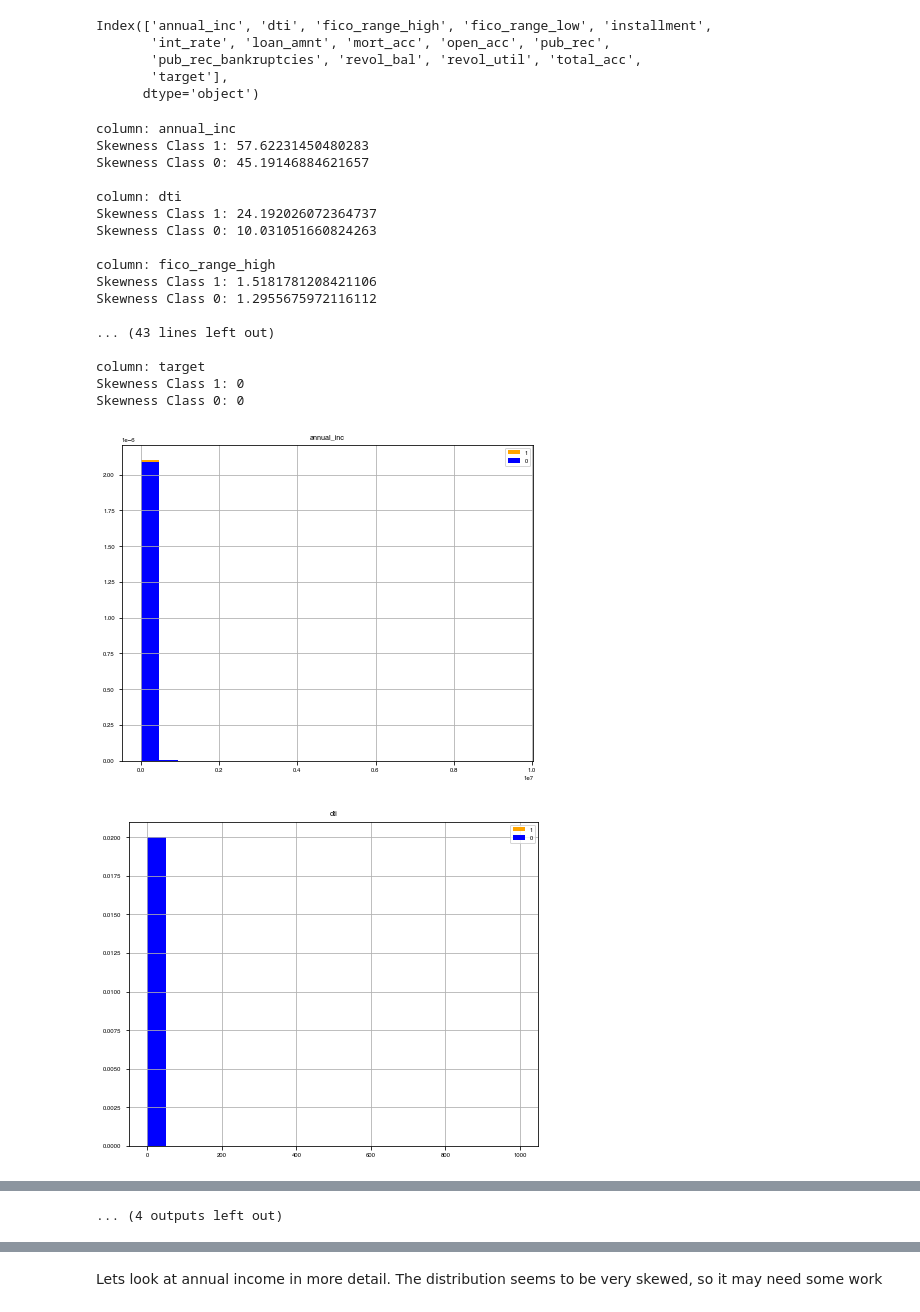
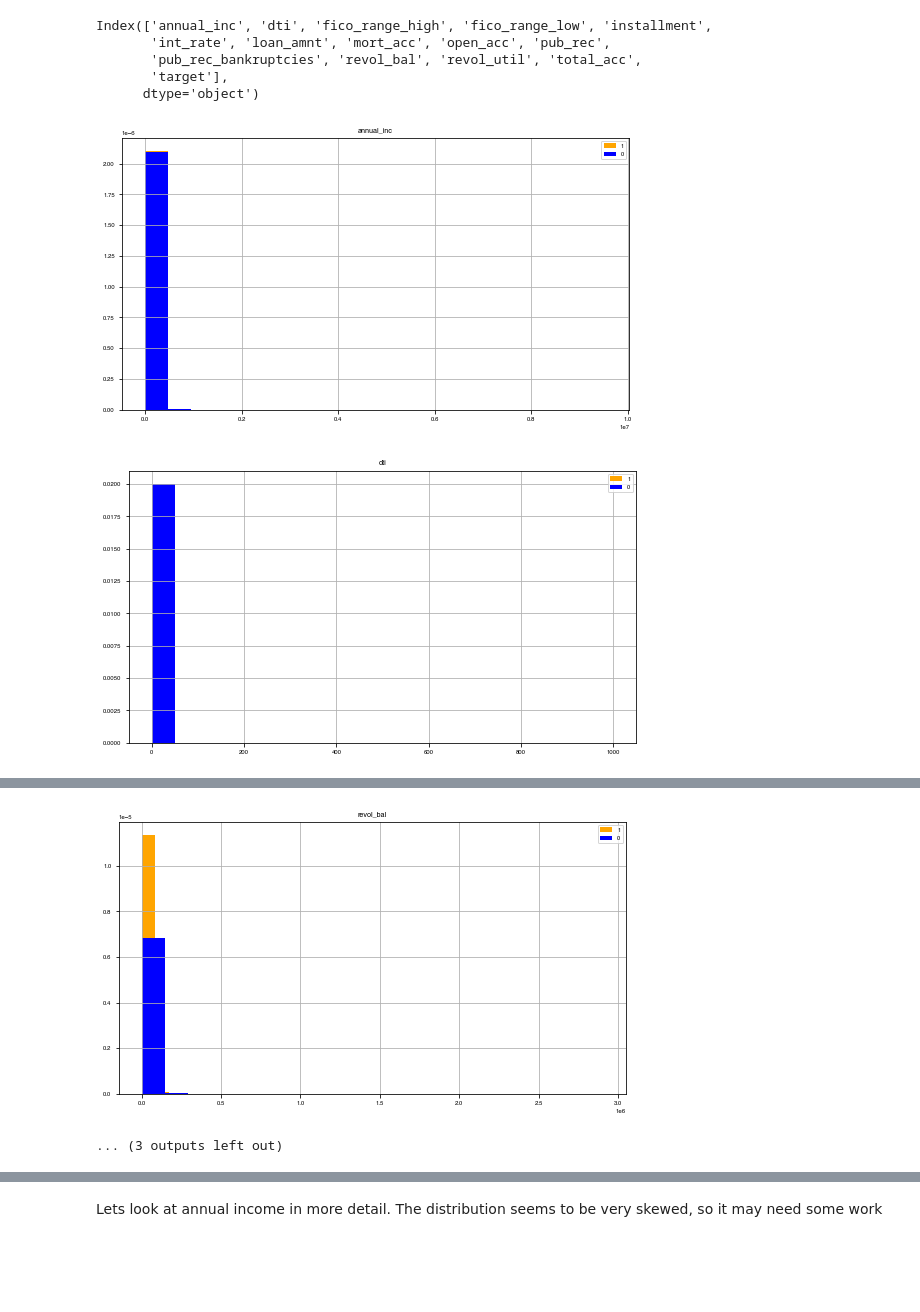
Before and after one commit to palpen/intro-ml-ws, a Jupyter notebook: exploration.ipynb, the cells around one changed output, grey strips where cells are left out. Drawn from its saved outputs; the diff is of its cells as text; code cells hidden in the pictures; blank space fills up the shorter version.

```diff
--- a/exploration.ipynb
+++ b/exploration.ipynb
@@ -107,6 +107,7 @@ df.shape
 # %% [output]
 (1345310, 31)
 # %%
+plt.rcParams.update({'font.size': 16})
 (df['target'].value_counts()/df['target'].count()).plot(kind='bar')
 plt.xlabel("target")
 plt.ylabel("percentage")
@@ -188,4 +189,3 @@ Those are dates. We want to transform them into appropriate date objects
 dates_cols = ['earliest_cr_line', 'issue_d']
 for c in dates_cols:
     df[c] = pd.to_datetime(df[c], format='%b-%Y')
-    display(df[c].dt.year.value_counts())
@@ -295,7 +269,7 @@ We will go back to this, but lets now move on to exploring the numerical feature
 # %% [markdown]
 For everything that comes next, we will assume that we will deal only with the years 2013 -- 2016
 # %%
-years = [2013, 20143, 2015, 2016]
+years = [2013, 2014, 2015, 2016]
 df = df[df['issue_d'].dt.year.isin(years)]
 # %%
 df.shape
@@ -310,36 +284,16 @@ Index(['annual_inc', 'dti', 'fico_range_high', 'fico_range_low', 'installment',
        'target'],
       dtype='object')
 # %%
+plt.rcParams.update({'font.size': 16})
 for col in num_cols:
-    plt.figure(figsize=(12,5))
+    plt.figure(figsize=(20,5))
     plt.subplot(1,2,1)
     df[df['target'] == 1][col].hist(label=1, color="orange", density="True", bins=20)
     df[df['target'] == 0][col].hist(label=0, color="blue", density="True", bins=20)
-    print("column: " + col)
-    print("Skewness Class 1: " + str(df[df['target'] == 1][col].skew()))
-    print("Skewness Class 0: " + str(df[df['target'] == 0][col].skew()))
-    print(" ")
     plt.title(col)
     plt.legend()
-    plt.tight_layout()
+ #   plt.tight_layout()
     plt.title(col)
 # %% [output]
-column: annual_inc
-Skewness Class 1: 57.62231450480283
-Skewness Class 0: 45.19146884621657
-
-column: dti
-Skewness Class 1: 24.192026072364737
-Skewness Class 0: 10.031051660824263
-
-column: fico_range_high
-Skewness Class 1: 1.5181781208421106
-Skewness Class 0: 1.2955675972116112
-
-... (43 lines left out)
-
-column: target
-Skewness Class 1: 0
-Skewness Class 0: 0
-[figure, old version]
+[figure, new version]
-[figure, old version]
+[figure, new version]
@@ -355 +309,2 @@ Skewness Class 0: 0
-... (4 outputs left out)
+[figure, added]
+... (3 outputs left out)
```
Also changed, not shown: parts of 44 cells of this notebook, 1 other file.
